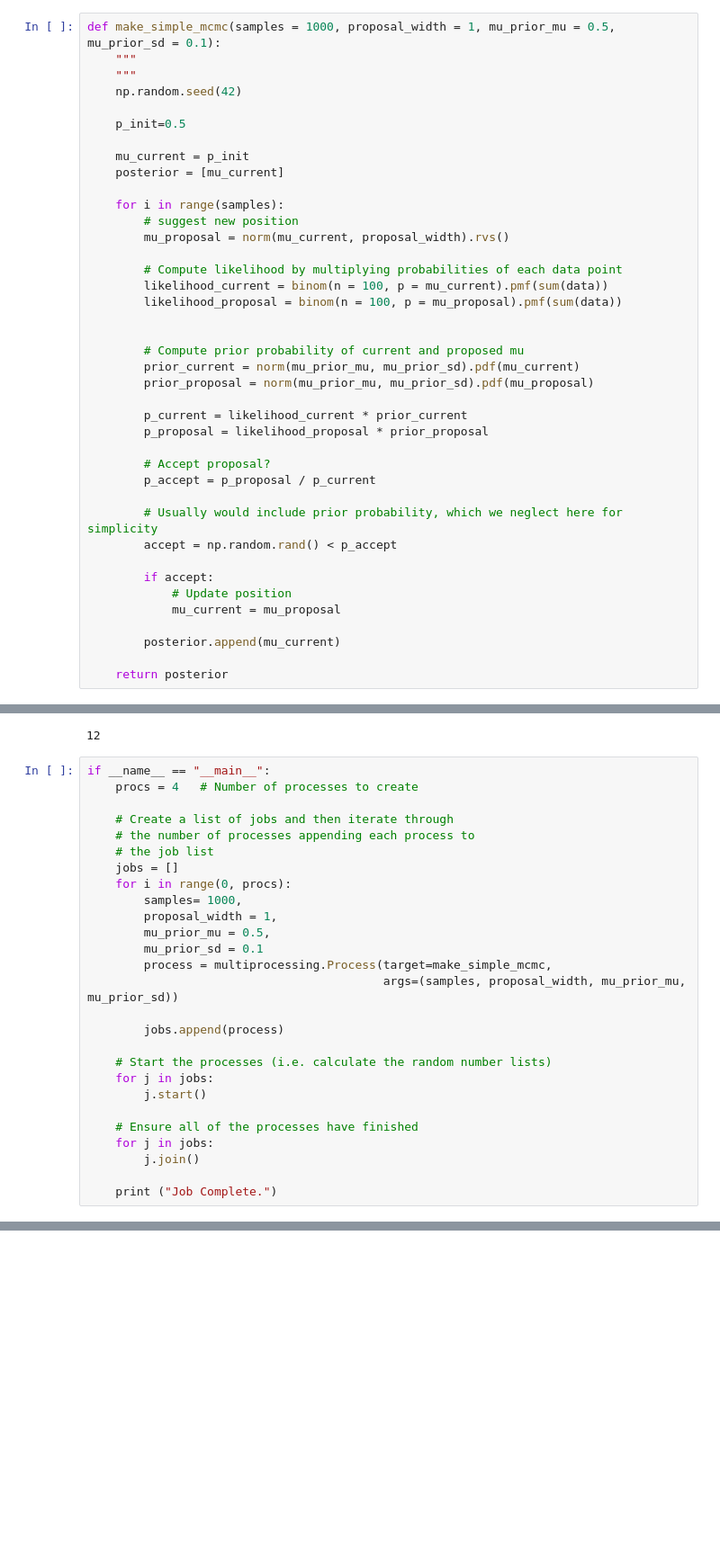
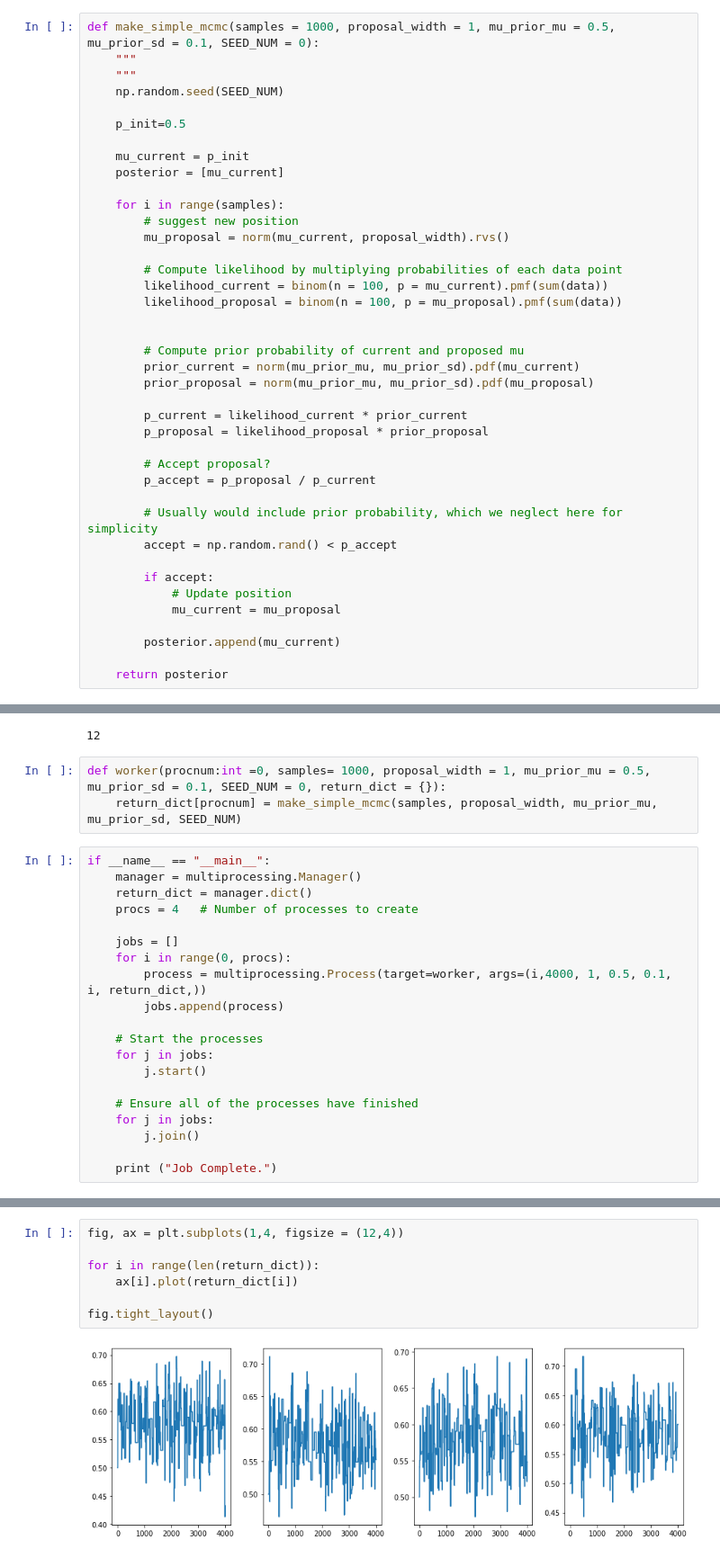
Before and after one commit to gabgilling/Bayesian-Blogs, a Jupyter notebook: Posterior Integration MCMC.ipynb, the cells around one changed output, grey strips where cells are left out. Shown at 90% size. Cells and saved outputs as stored; diff of their text form; blank space fills up the shorter version.

Commit message:
edits to multiprocessing

```diff
--- a/Posterior Integration MCMC.ipynb
+++ b/Posterior Integration MCMC.ipynb
@@ -100,10 +100,10 @@ sum(data)
 # %% [output]
 40
 # %%
-def make_simple_mcmc(samples = 1000, proposal_width = 1, mu_prior_mu = 0.5, mu_prior_sd = 0.1):
+def make_simple_mcmc(samples = 1000, proposal_width = 1, mu_prior_mu = 0.5, mu_prior_sd = 0.1, SEED_NUM = 0):
     """
     """
-    np.random.seed(42)
+    np.random.seed(SEED_NUM)
 
     p_init=0.5
 
@@ -166,25 +166,21 @@ import multiprocessing
 multiprocessing.cpu_count()
 # %% [output]
 12
+# %%
+def worker(procnum:int =0, samples= 1000, proposal_width = 1, mu_prior_mu = 0.5, mu_prior_sd = 0.1, SEED_NUM = 0, return_dict = {}):
+    return_dict[procnum] = make_simple_mcmc(samples, proposal_width, mu_prior_mu, mu_prior_sd, SEED_NUM)
 # %%
 if __name__ == "__main__":
+    manager = multiprocessing.Manager()
+    return_dict = manager.dict()
     procs = 4   # Number of processes to create
 
-    # Create a list of jobs and then iterate through
-    # the number of processes appending each process to
-    # the job list
     jobs = []
     for i in range(0, procs):
-        samples= 1000,
-        proposal_width = 1,
-        mu_prior_mu = 0.5,
-        mu_prior_sd = 0.1
-        process = multiprocessing.Process(target=make_simple_mcmc,
-                                          args=(samples, proposal_width, mu_prior_mu, mu_prior_sd))
-
+        process = multiprocessing.Process(target=worker, args=(i,4000, 1, 0.5, 0.1, i, return_dict,))
         jobs.append(process)
 
-    # Start the processes (i.e. calculate the random number lists)
+    # Start the processes
     for j in jobs:
         j.start()
 
@@ -213 +197,10 @@ TypeError: 'tuple' object cannot be interpreted as an integer
 Job Complete.
+# %%
+fig, ax = plt.subplots(1,4, figsize = (12,4))
+
+for i in range(len(return_dict)):
+    ax[i].plot(return_dict[i])
+
+fig.tight_layout()
+# %% [output]
+[figure, added]
```
Also changed, not shown: parts of 6 cells of this notebook.
